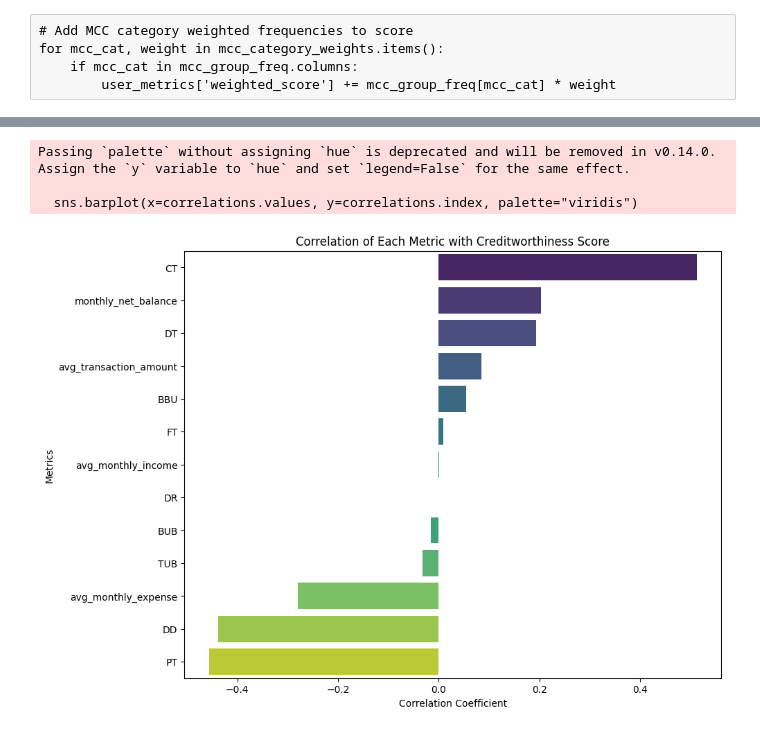
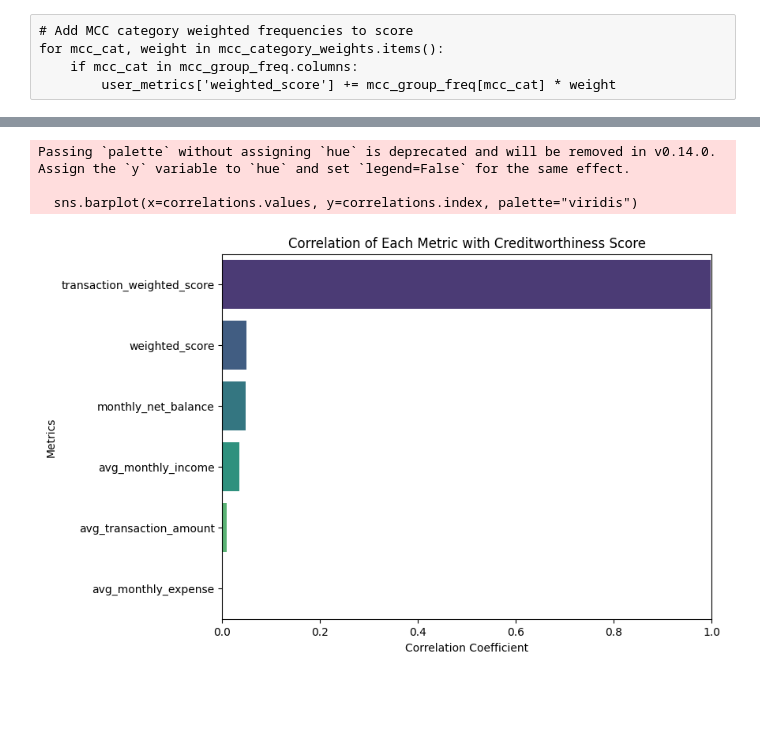
Before and after one commit to adrianacupp/Financial-Behavior-Prediction, a Jupyter notebook: fbp_cuppuleri.ipynb, the cells around one changed output, grey strips where cells are left out. Cells and saved outputs as stored; diff of their text form; code cells hidden in the pictures; blank space fills up the shorter version.

```diff
--- a/fbp_cuppuleri.ipynb
+++ b/fbp_cuppuleri.ipynb
@@ -1454,10 +1544,16 @@ user_metrics['weighted_score'] = (
-# %%
-# Add transaction type weighted frequencies to the score
-for trans_type, weight in transaction_type_weights.items():
-    if trans_type in transaction_type_freq.columns:
-        user_metrics['weighted_score'] += transaction_type_freq[trans_type] * weight
 # %% [raw]
 # Add MCC category weighted frequencies to score
 for mcc_cat, weight in mcc_category_weights.items():
     if mcc_cat in mcc_group_freq.columns:
         user_metrics['weighted_score'] += mcc_group_freq[mcc_cat] * weight
+# %%
+# Define transaction type weights
+transaction_type_weights = {
+    'PT': -0.05, 'DD': -0.2, 'DR': 0.15, 'CT': 0.2, 'FT': -0.01, 'BBU': 0.1, 'BUB': -0.01, 'DT': 0.1, 'TUB': -0.05
+}
+
+# Calculate weighted score for transaction type frequencies
+transaction_type_agg['transaction_weighted_score'] = 0  # Initialize column for transaction score
+for trans_type, weight in transaction_type_weights.items():
+    if trans_type in transaction_type_agg.columns:
+        transaction_type_agg['transaction_weighted_score'] += transaction_type_freq[trans_type] * weight
@@ -1464,4 +1576,10 @@ for mcc_cat, weight in mcc_category_weights.items():
+# %%
+# Merge main metrics and transaction type scores on 'user_id'
+user_metrics = user_metrics.merge(transaction_type_agg[['user_id', 'transaction_weighted_score']], on='user_id', how='left')
 # %%
-# Rescale weighted_score to range 0-100
-user_metrics['creditworthiness_score'] = MinMaxScaler((0, 100)).fit_transform(user_metrics[['weighted_score']])
+# Combine the scores to form the final creditworthiness score
+user_metrics['creditworthiness_score'] = user_metrics['weighted_score'] + user_metrics['transaction_weighted_score']
+
+# Optional: Scale the final score to a 0-100 range for interpretability
+user_metrics['creditworthiness_score'] = MinMaxScaler((0, 100)).fit_transform(user_metrics[['creditworthiness_score']])
 # %%
@@ -1533,16 +1644,17 @@ PT                       -0.456788
 Name: creditworthiness_score, dtype: float64
 # %%
-correlations = correlations.drop(['weighted_score', 'creditworthiness_score'], errors='ignore')
+correlations = correlations.drop('creditworthiness_score', errors='ignore')
 
 # Plot the correlations for a visual inspection
-plt.figure(figsize=(10, 8))
+plt.figure(figsize=(8, 6))
 sns.barplot(x=correlations.values, y=correlations.index, palette="viridis")
 plt.title("Correlation of Each Metric with Creditworthiness Score")
 plt.xlabel("Correlation Coefficient")
 plt.ylabel("Metrics")
+plt.xlim(0.0, 1.0)
 plt.show()
 # %% [output]
 Passing `palette` without assigning `hue` is deprecated and will be removed in v0.14.0. Assign the `y` variable to `hue` and set `legend=False` for the same effect.
 
   sns.barplot(x=correlations.values, y=correlations.index, palette="viridis")
-[figure, old version]
+[figure, new version]
```
Also changed, not shown: parts of 23 cells of this notebook.
